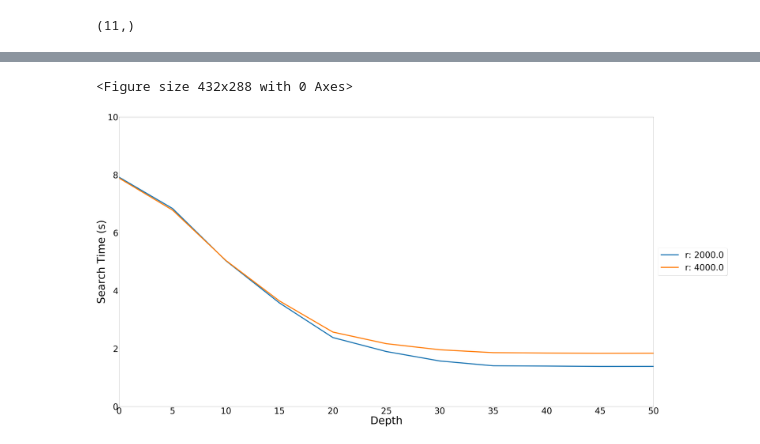
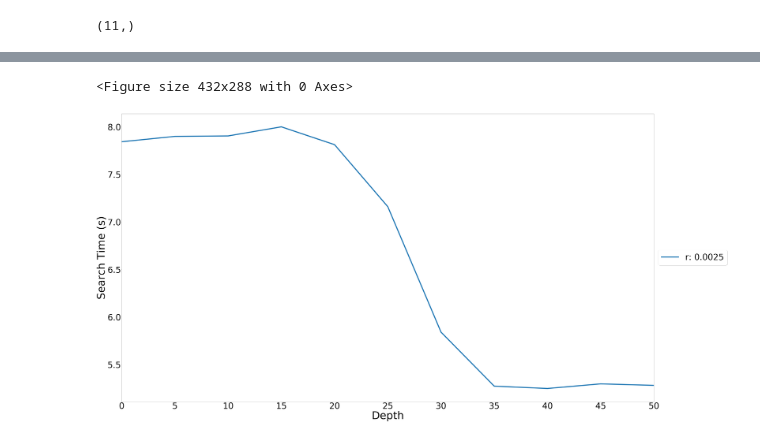
Before and after one commit to nishaq503/CHESS, a Jupyter notebook: data_vis.ipynb, the cells around one changed output, grey strips where cells are left out. Cells and saved outputs as stored; diff of their text form; code cells hidden in the pictures.

```diff
--- a/data_vis.ipynb
+++ b/data_vis.ipynb
@@ -150,6 +150,7 @@ raw_data = pd.read_csv(
         'speedup_factor': np.float64,
     }
 )
+raw_data = raw_data[:407]
 raw_data.head()
 # %% [output]
 |  | depth | radius | correctness | false_negative_rate | num_hits | num_clusters_searched | fraction_searched | ... |
@@ -180,7 +181,8 @@ total time: 4004.1834
 # %%
 # radii = [76, 153, 384]
-radii = [2000.0, 4000.0]
+# radii = [2000.0, 4000.0]
 # radii = [0.0005, 0.001]
+radii = [0.0025]
 # %%
 data_by_search_radius = {}
 for r in radii:
@@ -288,21 +287,21 @@ fig.savefig(f'plots/speedup_factor_{dataset}_{metric}.png')
 # %%
 plt.clf()
 fig = plt.figure(figsize=(100, 50))
 ax = fig.add_subplot(1, 1, 1)
 for i in range(len(radii)):
     plt.plot(x, ys[i][2], label=f'r: {str(radii[i])}', linewidth=10)
 box = ax.get_position()
 ax.set_position([box.x0, box.y0, box.width * 0.9, box.height])
 ax.legend(loc='center left', bbox_to_anchor=(1, 0.5), prop={'size':80}, fancybox=True, shadow=True)
 ax.tick_params(axis='both', which='major', labelsize=80)
 ax.set_xlim([0, max_depth])
 plt.xticks([i for i in range(0, max_depth + 1, 5)])
-ax.set_ylim([0, 10])
-plt.yticks([i for i in range(0, 11, 2)])
+# ax.set_ylim([0, 10])
+# plt.yticks([i for i in range(0, 11, 2)])
 plt.xlabel('Depth', fontsize=100)
 plt.ylabel('Search Time (s)', fontsize=100)
 plt.show()
 fig.savefig(f'plots/search_time_{dataset}_{metric}.png')
 # %% [output]
 <Figure size 432x288 with 0 Axes>
-[figure, old version]
+[figure, new version]
```
Also changed, not shown: parts of 7 cells of this notebook.
